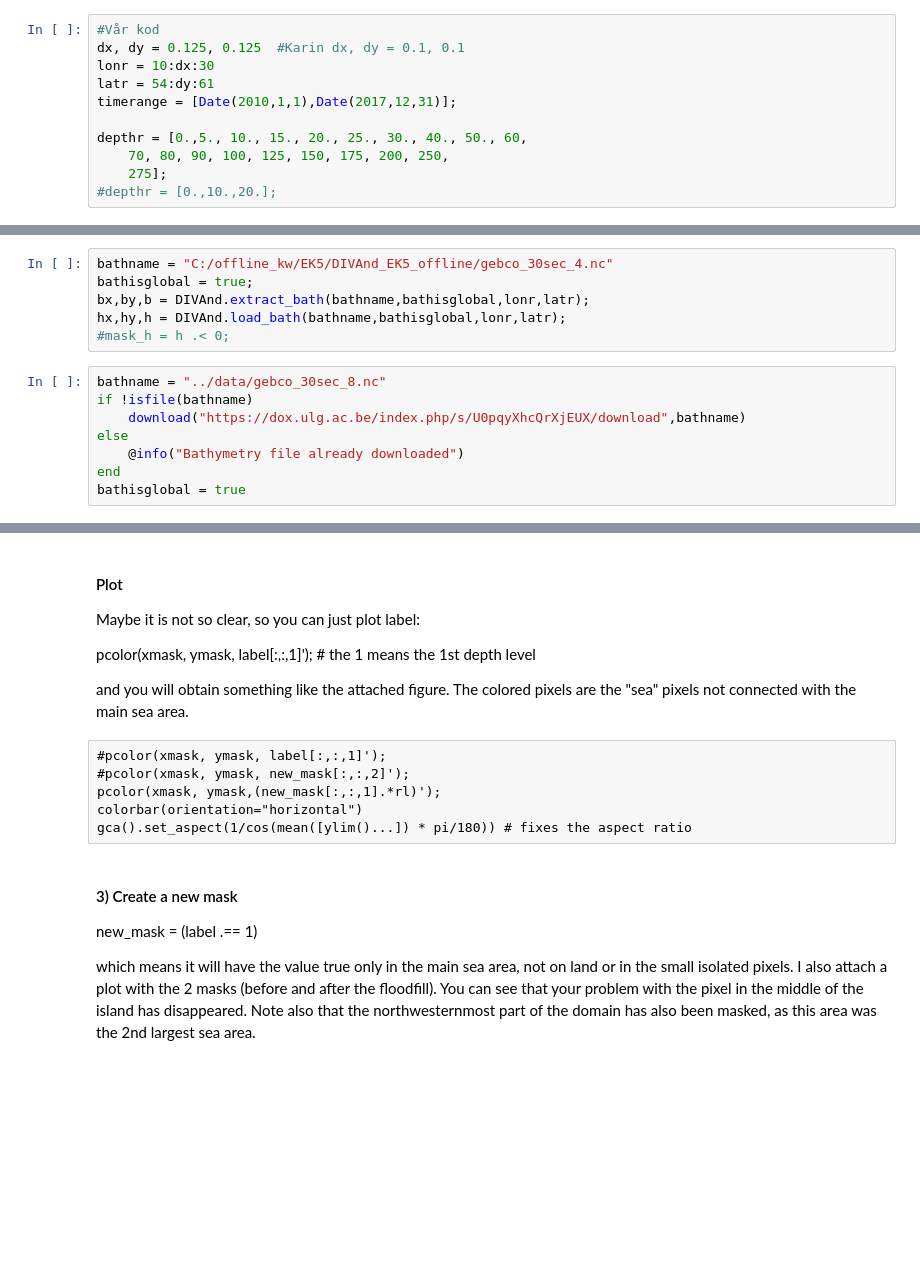
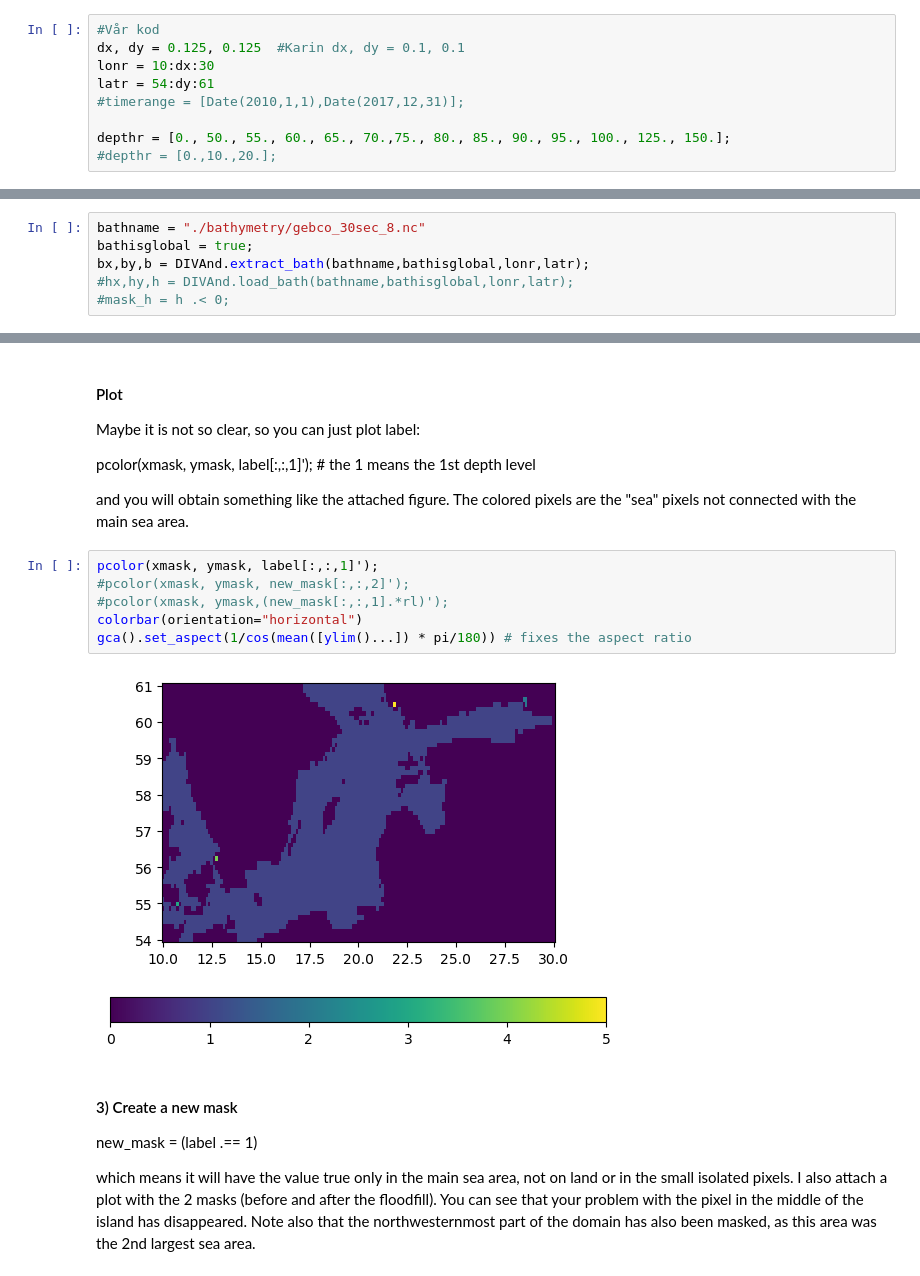
Before and after one commit to sharksmhi/Oxygen_maps, a Jupyter notebook: Syrekartor_v1.ipynb, the cells around one changed output, grey strips where cells are left out. Drawn from its saved outputs; the diff is of its cells as text; blank space fills up the shorter version.

```diff
--- a/Syrekartor_v1.ipynb
+++ b/Syrekartor_v1.ipynb
@@ -28,11 +64,9 @@ using Missings
 dx, dy = 0.125, 0.125  #Karin dx, dy = 0.1, 0.1
 lonr = 10:dx:30
 latr = 54:dy:61
-timerange = [Date(2010,1,1),Date(2017,12,31)];
+#timerange = [Date(2010,1,1),Date(2017,12,31)];
 
-depthr = [0.,5., 10., 15., 20., 25., 30., 40., 50., 60,
-    70, 80, 90, 100, 125, 150, 175, 200, 250,
-    275];
+depthr = [0., 50., 55., 60., 65., 70.,75., 80., 85., 90., 95., 100., 125., 150.];
 #depthr = [0.,10.,20.];
 # %%
 varname = "Oxygen"
@@ -204,19 +252,11 @@ It is used to delimit the domain where the interpolation is performed.
 ### Choice of bathymetry
 Modify bathname according to the resolution required.
 # %%
-bathname = "C:/offline_kw/EK5/DIVAnd_EK5_offline/gebco_30sec_4.nc"
+bathname = "./bathymetry/gebco_30sec_8.nc"
 bathisglobal = true;
 bx,by,b = DIVAnd.extract_bath(bathname,bathisglobal,lonr,latr);
-hx,hy,h = DIVAnd.load_bath(bathname,bathisglobal,lonr,latr);
+#hx,hy,h = DIVAnd.load_bath(bathname,bathisglobal,lonr,latr);
 #mask_h = h .< 0;
-# %%
-bathname = "../data/gebco_30sec_8.nc"
-if !isfile(bathname)
-    download("https://dox.ulg.ac.be/index.php/s/U0pqyXhcQrXjEUX/download",bathname)
-else
-    @info("Bathymetry file already downloaded")
-end
-bathisglobal = true
 # %% [markdown]
 ## MASK
 # %% [markdown]
@@ -236,12 +278,14 @@ Maybe it is not so clear, so you can just plot label:
 pcolor(xmask, ymask, label[:,:,1]');  # the 1 means the 1st depth level
 
 and you will obtain something like the attached figure. The colored pixels are the "sea" pixels not connected with the main sea area.
-# %% [raw]
-#pcolor(xmask, ymask, label[:,:,1]');
-#pcolor(xmask, ymask, new_mask[:,:,2]');
-pcolor(xmask, ymask,(new_mask[:,:,1].*rl)');
-colorbar(orientation="horizontal")
-gca().set_aspect(1/cos(mean([ylim()...]) * pi/180)) # fixes the aspect ratio
+# %%
+pcolor(xmask, ymask, label[:,:,1]');
+#pcolor(xmask, ymask, new_mask[:,:,2]');
+#pcolor(xmask, ymask,(new_mask[:,:,1].*rl)');
+colorbar(orientation="horizontal")
+gca().set_aspect(1/cos(mean([ylim()...]) * pi/180)) # fixes the aspect ratio
+# %% [output]
+[figure, added]
 # %% [markdown]
 #### 3) Create a new mask
 new_mask = (label .== 1)
```
Also changed, not shown: parts of 25 cells of this notebook.
